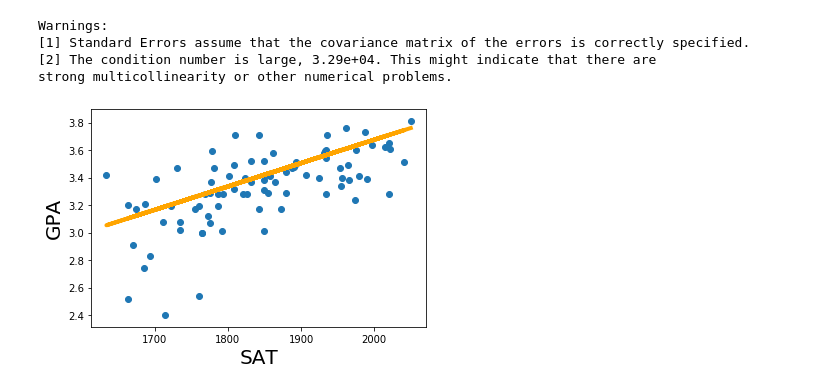
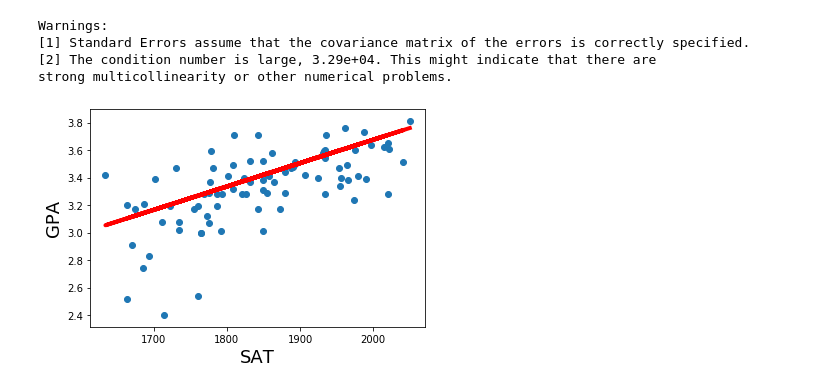
Before and after one commit to kabirivan/Data-Science-Course, a Jupyter notebook: Simple linear regression.ipynb, the cells around one changed output. Saved outputs shown, nothing was run; the diff lists cells and outputs as text; code cells hidden in the pictures.

```diff
--- a/Simple linear regression.ipynb
+++ b/Simple linear regression.ipynb
@@ -105,13 +105,13 @@ strong multicollinearity or other numerical problems.
 # %%
 # Create a scatter plot
 plt.scatter(x1,y)
 # Define the regression equation, so we can plot it later
 yhat = 0.0017*x1 + 0.275
 # Plot the regression line against the independent variable (SAT)
-fig = plt.plot(x1,yhat, lw=4, c='orange', label ='regression line')
+fig = plt.plot(x1,yhat, lw=4, c='red', label ='regression line')
 # Label the axes
-plt.xlabel('SAT', fontsize = 20)
-plt.ylabel('GPA', fontsize = 20)
+plt.xlabel('SAT', fontsize = 18)
+plt.ylabel('GPA', fontsize = 18)
 plt.show()
 # %% [output]
-[figure, old version]
+[figure, new version]
```
